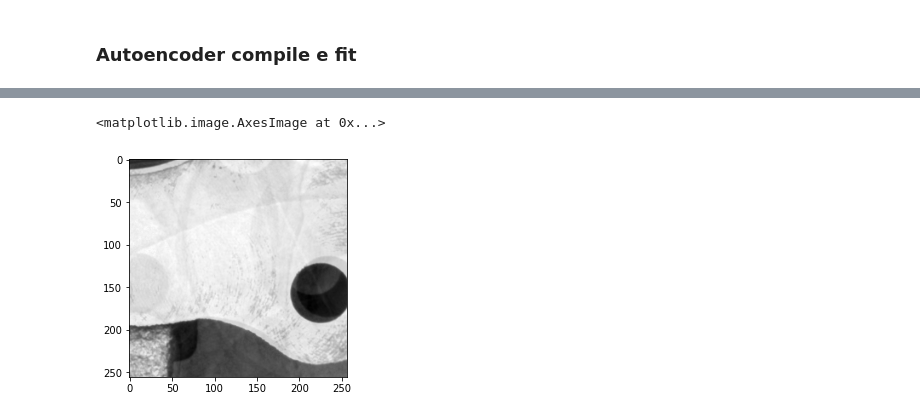
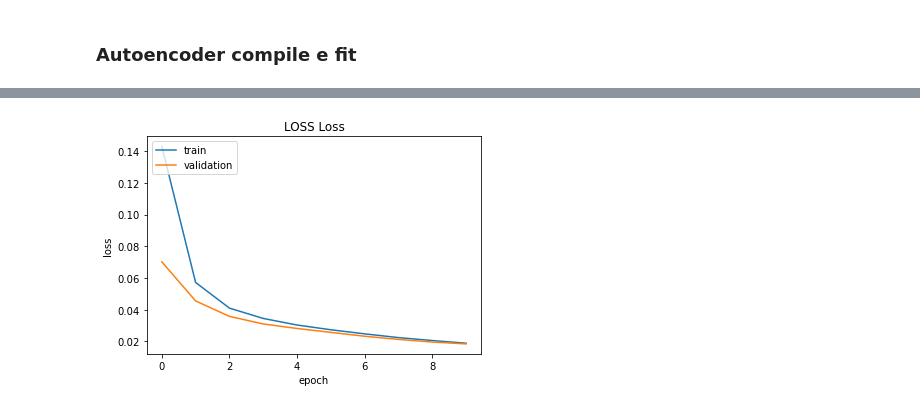
Before and after one commit to DragoneKTM/Industry_lab, a Jupyter notebook: Notebooks/Part2_training.ipynb, the cells around one changed output, grey strips where cells are left out. Cells and saved outputs as stored; diff of their text form; code cells hidden in the pictures.

Commit message:
Added noisy images to training

```diff
--- a/Notebooks/Part2_training.ipynb
+++ b/Notebooks/Part2_training.ipynb
@@ -64,4 +63,5 @@ for part in X_anomaly[1]:
 # %% [markdown]
 ## Train e validation set
 # %%
-X_train, X_val = train_test_split(np.expand_dims(np.array(X_train), -1), test_size=0.2, random_state=17)
+X_train, X__train_val = train_test_split(np.expand_dims(np.array(X_train), -1), test_size=0.2, random_state=17)
+X_noisy, X__noisy_val = train_test_split(np.expand_dims(np.array(X_noisy), -1), test_size=0.2, random_state=17)
@@ -168,3 +131,13 @@ X_train_NOproblem.shape[1:]
+# %%
+IMG_SHAPE = X_train.shape[1:]
+encoder, decoder = build_autoencoder(IMG_SHAPE, 32)
+
+inp = Input(IMG_SHAPE)
+code = encoder(inp)
+reconstruction = decoder(code)
+
+autoencoder = Model(inp,reconstruction)
+autoencoder.compile(optimizer='adamax', loss='mse')
 # %%
 autoencoder.summary()
 # %% [output]
@@ -184,6 +156,6 @@ Trainable params: 4,259,872
 Non-trainable params: 0
 _________________________________________________________________
 # %%
-hist=autoencoder.fit(X_train_problem, X_train_NOproblem, epochs=500, batch_size=10, shuffle=True,
-                     validation_split=0.2)
+hist=autoencoder.fit(X_noisy, X_train, epochs=10, batch_size=10, shuffle=True,
+                     validation_data=(X__noisy_val, X__train_val))
 # %% [output]
@@ -218,5 +182,14 @@ plt.imshow(np.squeeze(imgNOK[0], -1), cmap="gray")
-# %%
-plt.imshow(np.squeeze(SISimg[0], -1), cmap="gray")
-# %% [output]
-<matplotlib.image.AxesImage at 0x...>
-[figure, removed]
+# %%
+def plot_hist(hist, title):
+    # summarize history for loss
+    plt.plot(hist.history['loss'])
+    plt.plot(hist.history['val_loss'])
+    plt.title("LOSS " + title)
+    plt.ylabel('loss')
+    plt.xlabel('epoch')
+    plt.legend(['train', 'validation'], loc='upper left')
+    plt.show()
+# %%
+plot_hist(hist, 'Autoencoder-FullyConnected')
+# %% [output]
+[figure, added]
```
Also changed, not shown: parts of 10 cells of this notebook, 1 other file.
